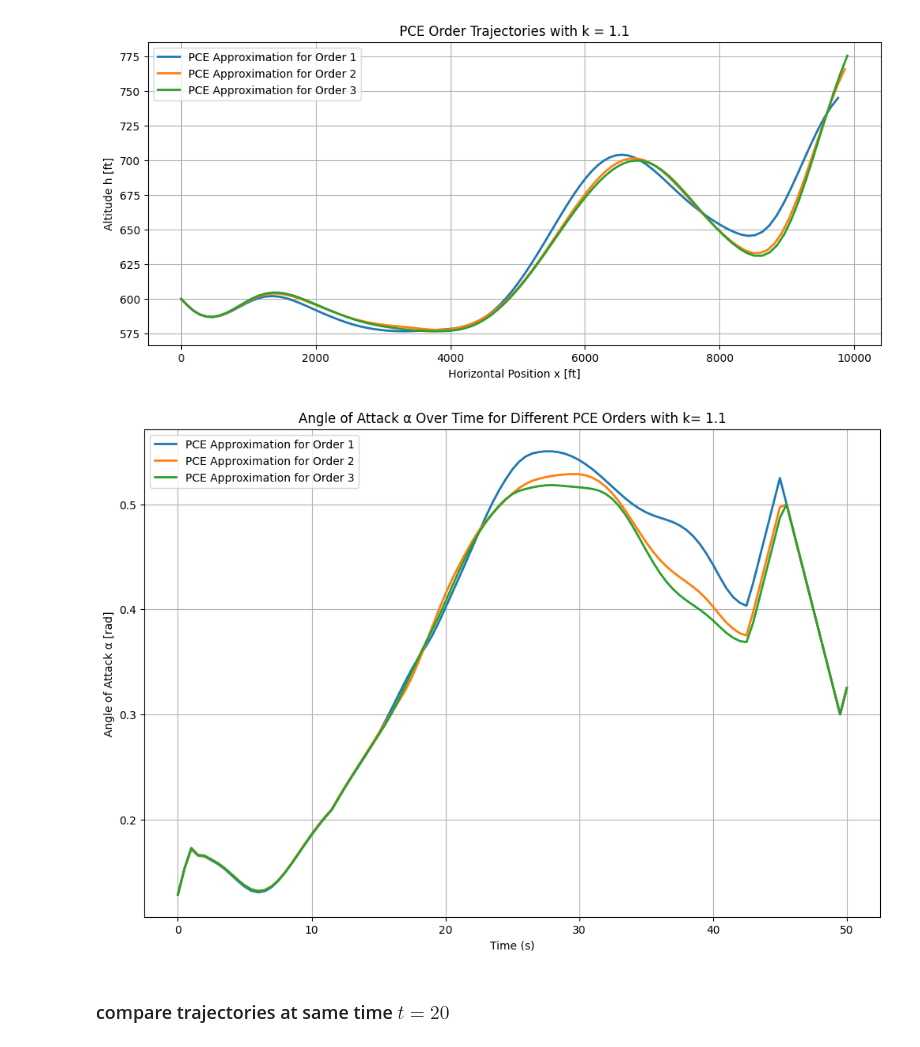
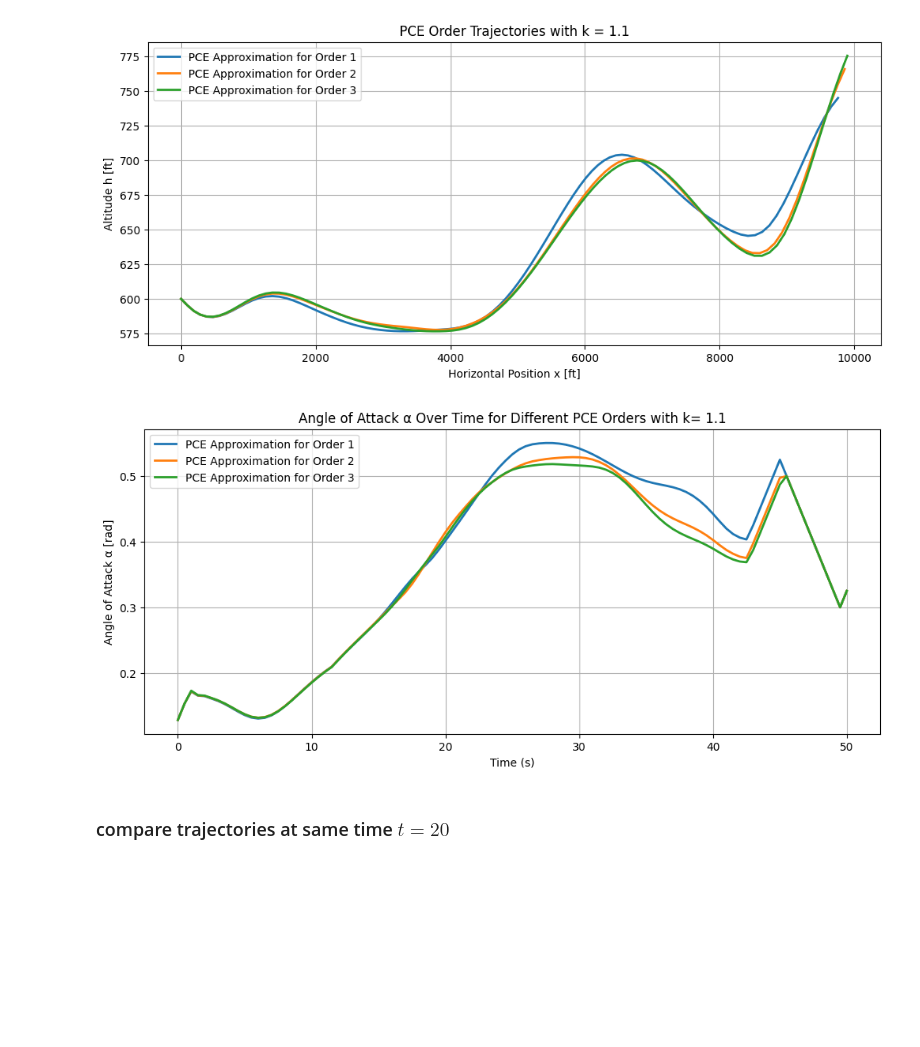
Before and after one commit to dmw1998/Case_Study_Log, a Jupyter notebook: numerical_experiments.ipynb, the cells around one changed output. Cells and saved outputs as stored; diff of their text form; code cells hidden in the pictures; blank space fills up the shorter version.

```diff
--- a/numerical_experiments.ipynb
+++ b/numerical_experiments.ipynb
@@ -1368,18 +1368,18 @@ plt.show()
 # %% [output]
 [figure]
 # %%
-plt.figure(figsize=(12, 8))
+plt.figure(figsize=(12, 5))
 plot_t_pce(res_no_adpt_1, var='alpha', pce_order=1, k_fix=k_fix)
 plot_t_pce(res_no_adpt_2, var='alpha', pce_order=2, k_fix=k_fix)
 plot_t_pce(res_no_adpt_3, var='alpha', pce_order=3, k_fix=k_fix)
 plt.xlabel('Time (s)')
 plt.ylabel('Angle of Attack α [rad]')
 plt.title('Angle of Attack α Over Time for Different PCE Orders with k= {:.1f}'.format(k_fix))
 plt.legend()
 plt.grid()
 plt.show()
 # %% [output]
-[figure, old version]
+[figure, new version]
 # %% [markdown]
 ### compare trajectories at same time $t=20$
 # %%
```
Also changed, not shown: parts of 4 cells of this notebook.
